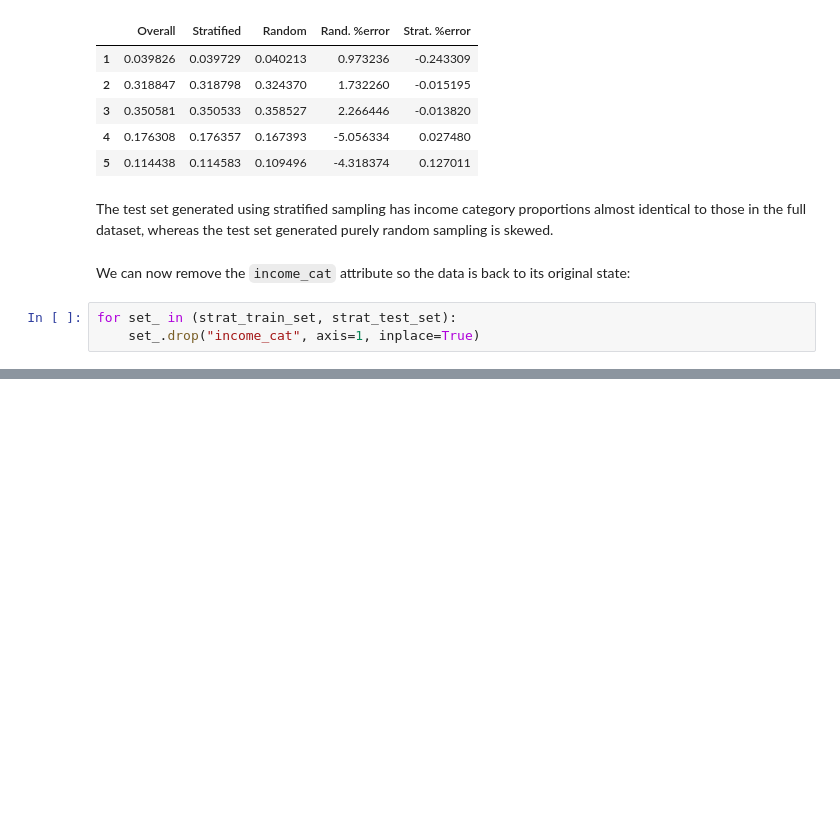
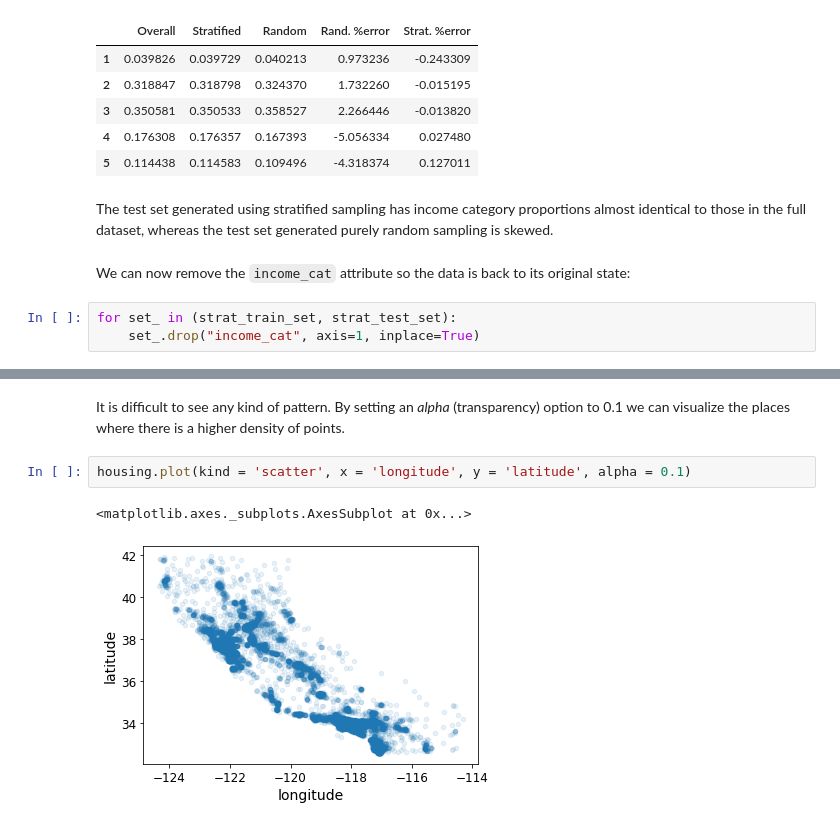
Before and after one commit to jobquiroz/Hands_on_ML, a Jupyter notebook: Chap_02_Housing_Prices/Housing Prices.ipynb, the cells around one changed output, grey strips where cells are left out. Drawn from its saved outputs; the diff is of its cells as text; blank space fills up the shorter version.

```diff
--- a/Chap_02_Housing_Prices/Housing Prices.ipynb
+++ b/Chap_02_Housing_Prices/Housing Prices.ipynb
@@ -408,0 +424,7 @@ for set_ in (strat_train_set, strat_test_set):
+# %% [markdown]
+It is difficult to see any kind of pattern. By setting an *alpha* (transparency) option to 0.1 we can visualize the places where there is a higher density of points.
+# %%
+housing.plot(kind = 'scatter', x = 'longitude', y = 'latitude', alpha = 0.1)
+# %% [output]
+<matplotlib.axes._subplots.AxesSubplot at 0x...>
+[figure, added]
```
Also changed, not shown: parts of 55 cells of this notebook, 5 other files.
